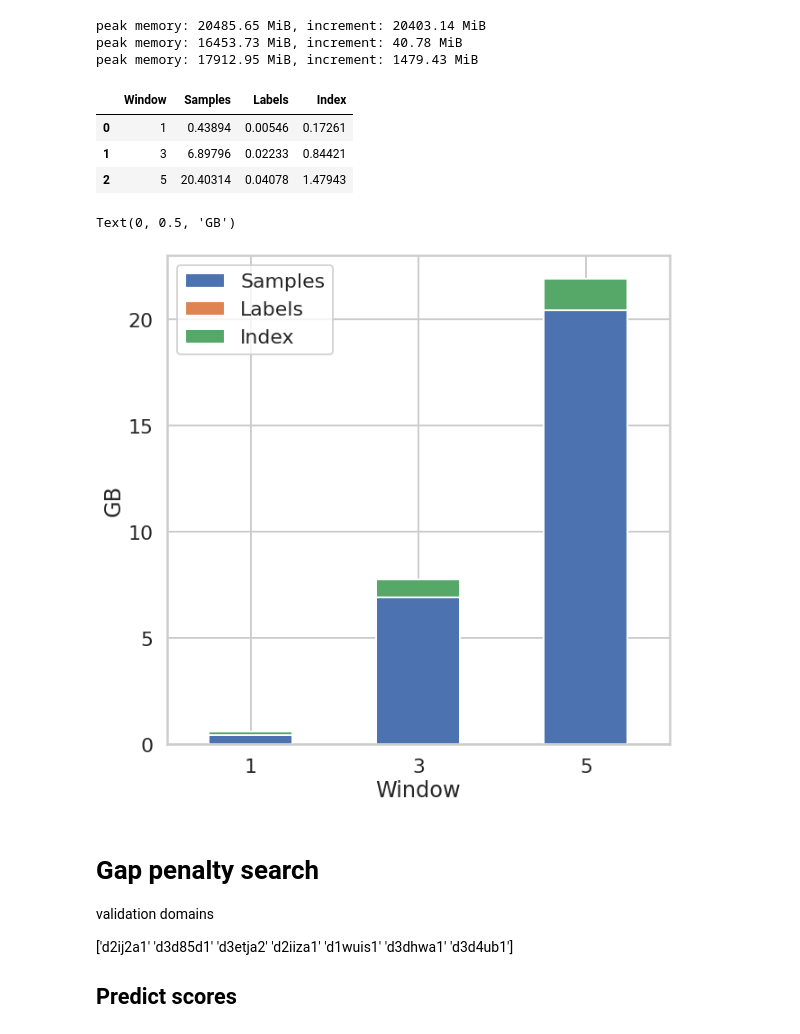
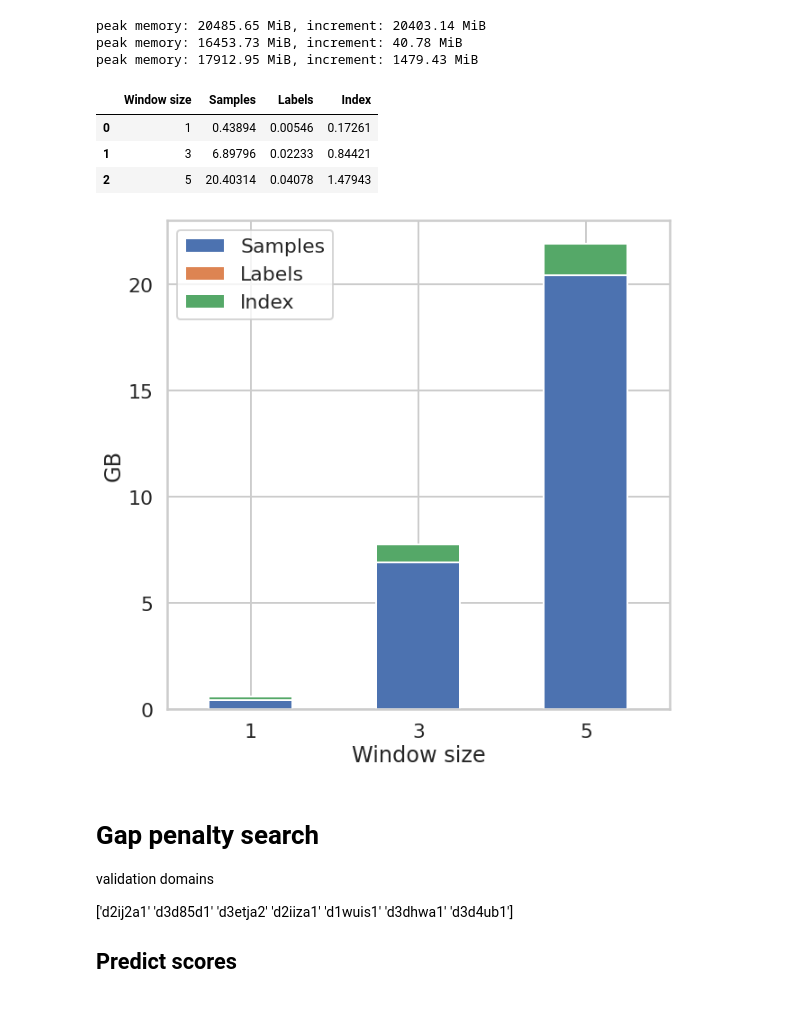
Before and after one commit to shuichiro-makigaki/exmachina, a Jupyter notebook: contrib/parameter_search.ipynb, the cells around one changed output. Saved outputs shown, nothing was run; the diff lists cells and outputs as text; code cells hidden in the pictures.

```diff
--- a/contrib/parameter_search.ipynb
+++ b/contrib/parameter_search.ipynb
@@ -380,8 +378,10 @@ for window in (1, 3, 5):
     tmp[f'{window}'] = t.values.reshape(shape[0]*shape[1])
 
 seaborn.set_context('poster')
+seaborn.set_style('whitegrid')
 fig, ax = pyplot.subplots(figsize=(10, 10))
 seaborn.boxplot(data=tmp, ax=ax, showmeans=True, meanline=True, meanprops={'linewidth': 2, 'color': 'black'})
 ax.set_ylabel('AUC')
 ax.set_xlabel('Window size')
+fig.savefig(f'img/window_auc.pdf', bbox_inches='tight', pad_inches = 0)
 # %% [output]
@@ -438,30 +437,30 @@ peak memory: 17912.95 MiB, increment: 1479.43 MiB
 # %%
 %matplotlib inline
 import pandas
 from matplotlib import pyplot
 import seaborn
 
 mem_df = pandas.DataFrame(
     {
-        'Window': [1, 3, 5],
+        'Window size': [1, 3, 5],
         'Samples': [438.94/1000, 6897.96/1000, 20403.14/1000],
         'Labels': [5.46/1000, 22.33/1000, 40.78/1000],
         'Index': [172.61/1000, 844.21/1000, 1479.43/1000]
     }
 )
 display(mem_df)
 
 seaborn.set(context='poster', style='whitegrid')
 fig, ax = pyplot.subplots(figsize=(10, 10))
-mem_df.plot(kind='bar', x='Window', stacked=True, ax=ax, rot=0)
+mem_df.plot(kind='bar', x='Window size', stacked=True, ax=ax, rot=0)
 ax.set_ylabel('GB')
+fig.savefig(f'img/window_mem.pdf', bbox_inches='tight', pad_inches = 0)
 # %% [output]
-|  | Window | Samples | Labels | Index |
+|  | Window size | Samples | Labels | Index |
 | 0 | 1 | 0.43894 | 0.00546 | 0.17261 |
 | 1 | 3 | 6.89796 | 0.02233 | 0.84421 |
 | 2 | 5 | 20.40314 | 0.04078 | 1.47943 |
-Text(0, 0.5, 'GB')
-[figure, old version]
+[figure, new version]
 # %% [markdown]
 # Gap penalty search
 
```
Also changed, not shown: parts of 2 cells of this notebook.
